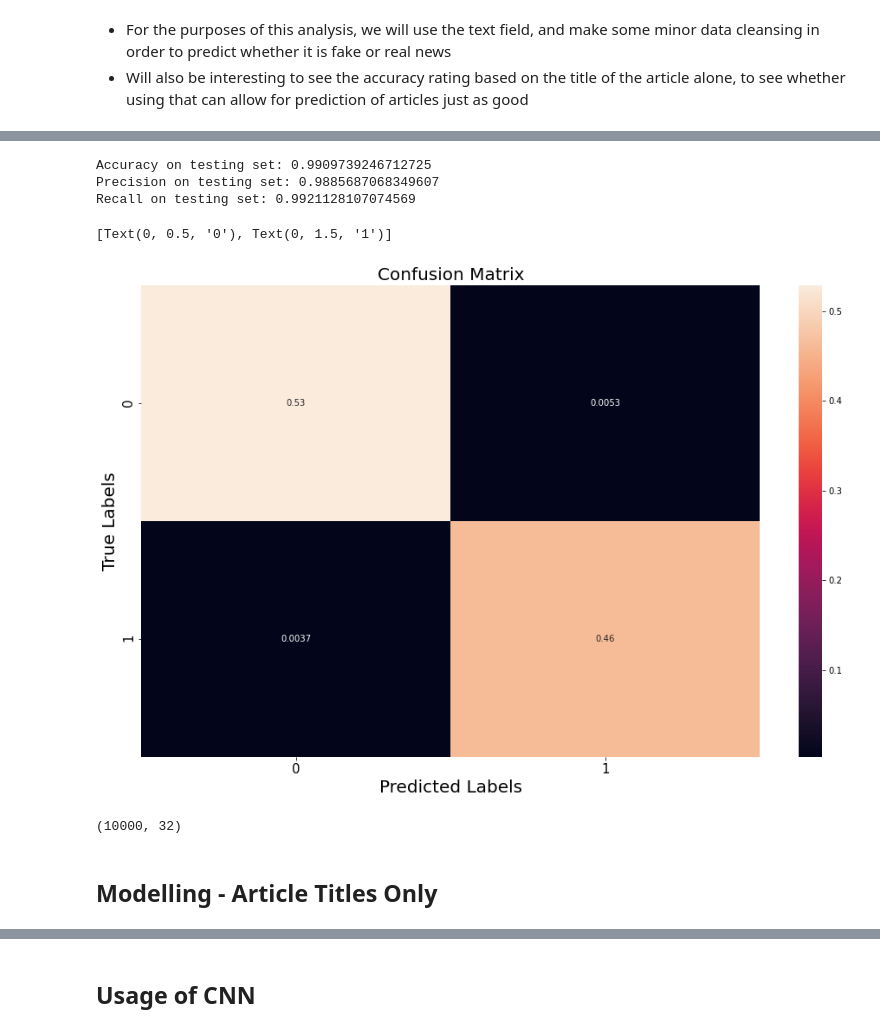
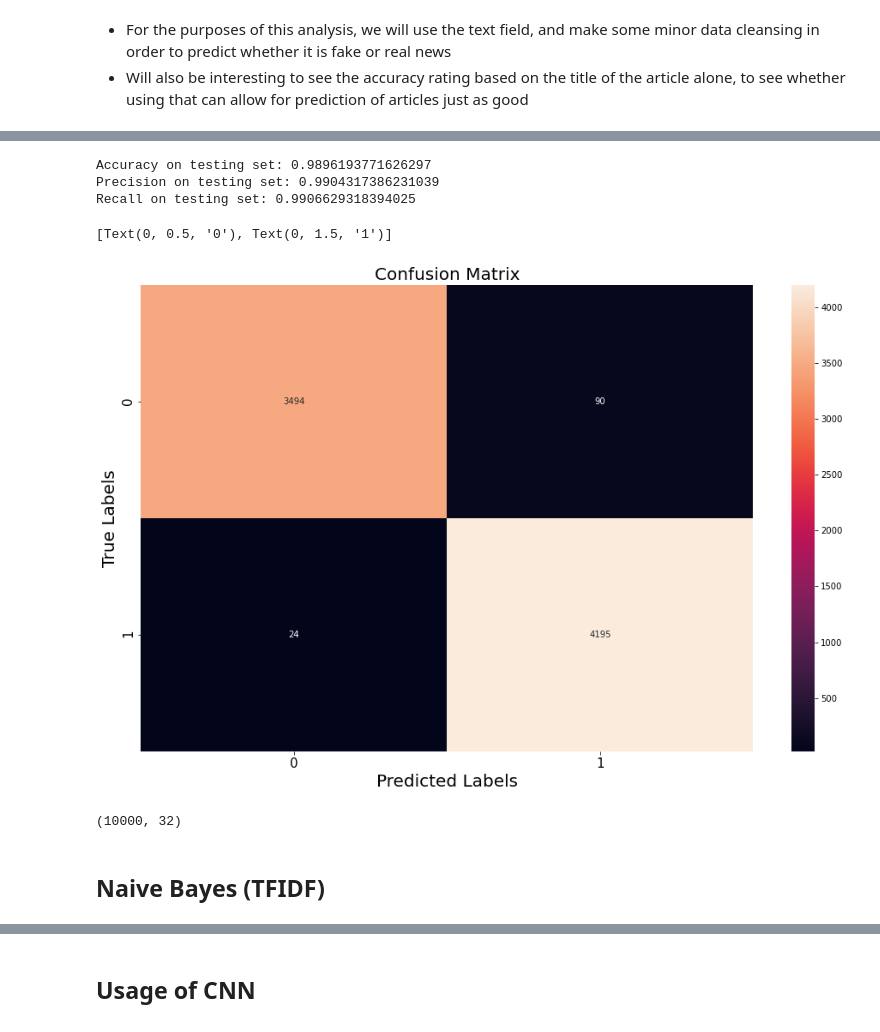
Before and after one commit to FaizalRahman117/IOD, a Jupyter notebook: Capstone Project/FR - Capstone.ipynb, the cells around one changed output, grey strips where cells are left out. Cells and saved outputs as stored; diff of their text form; code cells hidden in the pictures.

```diff
--- a/Capstone Project/FR - Capstone.ipynb
+++ b/Capstone Project/FR - Capstone.ipynb
@@ -197,0 +206,4 @@ twt
+# %%
+news = news.drop(columns=['Unnamed: 0'])
+# %%
+news['text_count'] = news['text'].apply(lambda x: len(x.split()))
@@ -286,3 +442,6 @@ print(predicted)
 # %% [markdown]
 - For the purposes of this analysis, we will use the text field, and make some minor data cleansing in order to predict whether it is fake or real news
 - Will also be interesting to see the accuracy rating based on the title of the article alone, to see whether using that can allow for prediction of articles just as good
+# %%
+news['twt_count'] = news['text_twt'].apply(lambda x: len(x))
+news
@@ -288,0 +462,4 @@ print(predicted)
+# %%
+#create a deep copy of dataframe excluding twitter handles
+news= news[news['twt_count'] == 0].copy()
+news
@@ -436,24 +626,24 @@ print('Accuracy on testing set:', accuracy_score(binary_predictions, y_test))
 print('Precision on testing set:', precision_score(binary_predictions, y_test))
 print('Recall on testing set:', recall_score(binary_predictions, y_test))
 # %% [output]
-Accuracy on testing set: 0.9909739246712725
-Precision on testing set: 0.9885687068349607
-Recall on testing set: 0.9921128107074569
+Accuracy on testing set: 0.9896193771626297
+Precision on testing set: 0.9904317386231039
+Recall on testing set: 0.9906629318394025
 # %%
 matrix = confusion_matrix(binary_predictions, y_test)
 plt.figure(figsize=(16, 10))
 ax= plt.subplot()
-sns.heatmap(matrix, annot=True, ax = ax)
+sns.heatmap(matrix, annot=True, ax = ax, fmt='g')
 
 # labels, title and ticks
 ax.set_xlabel('Predicted Labels', size=20)
 ax.set_ylabel('True Labels', size=20)
 ax.set_title('Confusion Matrix', size=20)
 ax.xaxis.set_ticklabels([0,1], size=15)
 ax.yaxis.set_ticklabels([0,1], size=15)
 # %% [output]
 [Text(0, 0.5, '0'), Text(0, 1.5, '1')]
-[figure, old version]
+[figure, new version]
 # %%
 e = model.layers[0]
 weights = e.get_weights()[0]
@@ -463,5 +653,5 @@ print(weights.shape) # shape: (vocab_size, embedding_dim)
 # %%
 word_index = list(tokenizer.word_index.keys())
 word_index = word_index[:nwords-1]
-# %% [markdown]
-## Modelling - Article Titles Only
+# %% [markdown]
+## Naive Bayes (TFIDF)
```
Also changed, not shown: parts of 68 cells of this notebook, 1 other file.
